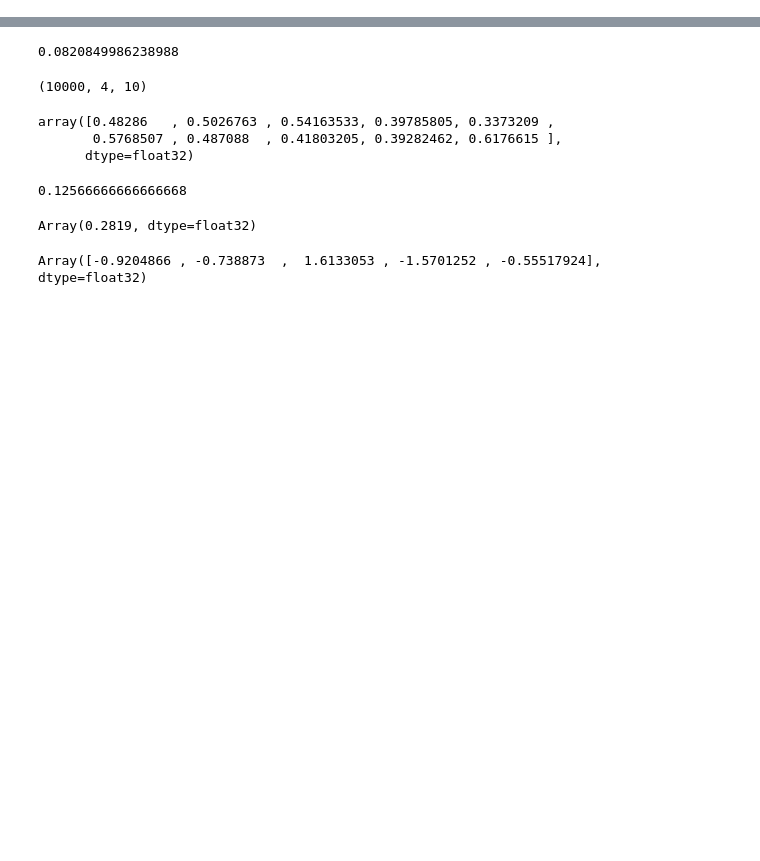
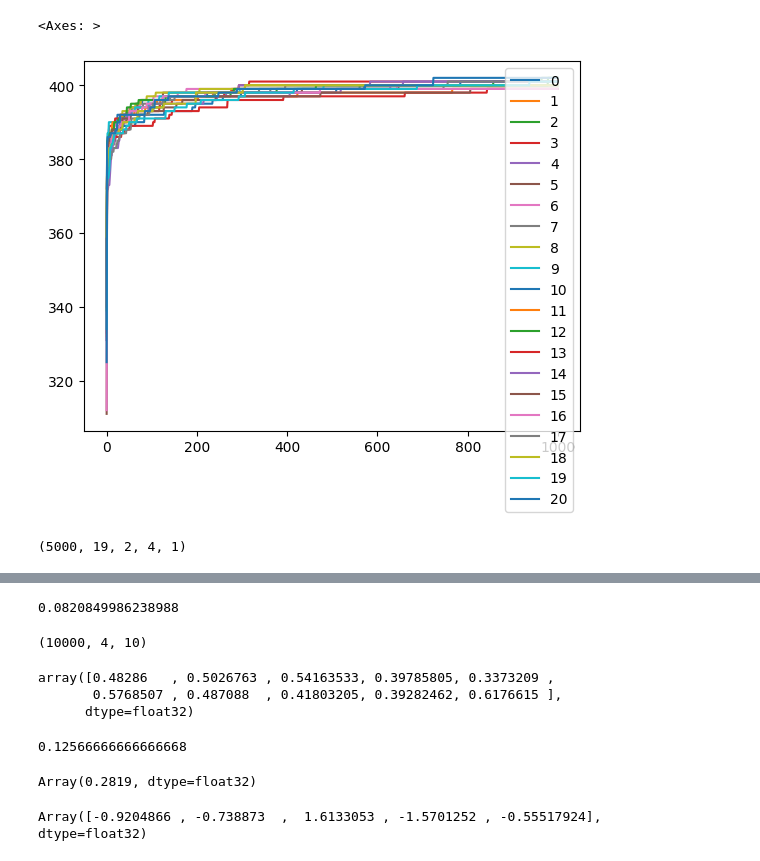
Before and after one commit to lclaeys/discs-thesis, a Jupyter notebook: discs/results/inspect_results.ipynb, the cells around one changed output, grey strips where cells are left out. Saved outputs shown, nothing was run; the diff lists cells and outputs as text; code cells hidden in the pictures; blank space fills up the shorter version.

```diff
--- a/discs/results/inspect_results.ipynb
+++ b/discs/results/inspect_results.ipynb
@@ -133,0 +162,12 @@ array([   43.000004, -7706.0293  , -7154.468   ,    41.000004,
+# %%
+experiment_name = 'replica exchange (15 replicas)'
+experiment_folder = 'mis/dlmc_satlib_re_many_big'
+with open(f'{experiment_folder}/{experiment_name}/results.pkl', 'rb') as file:
+    # Load the object from the file
+    results = pickle.load(file)
+trajectory = results['trajectory']
+df = pd.DataFrame(trajectory)
+df.loc[:,:20].plot()
+# %% [output]
+<Axes: >
+[figure, added]
@@ -133,0 +182,4 @@ array([   43.000004, -7706.0293  , -7154.468   ,    41.000004,
+# %%
+swap_probs.shape
+# %% [output]
+(5000, 19, 2, 4, 1)
```
Also changed, not shown: parts of 63 cells of this notebook, 6 other files.
